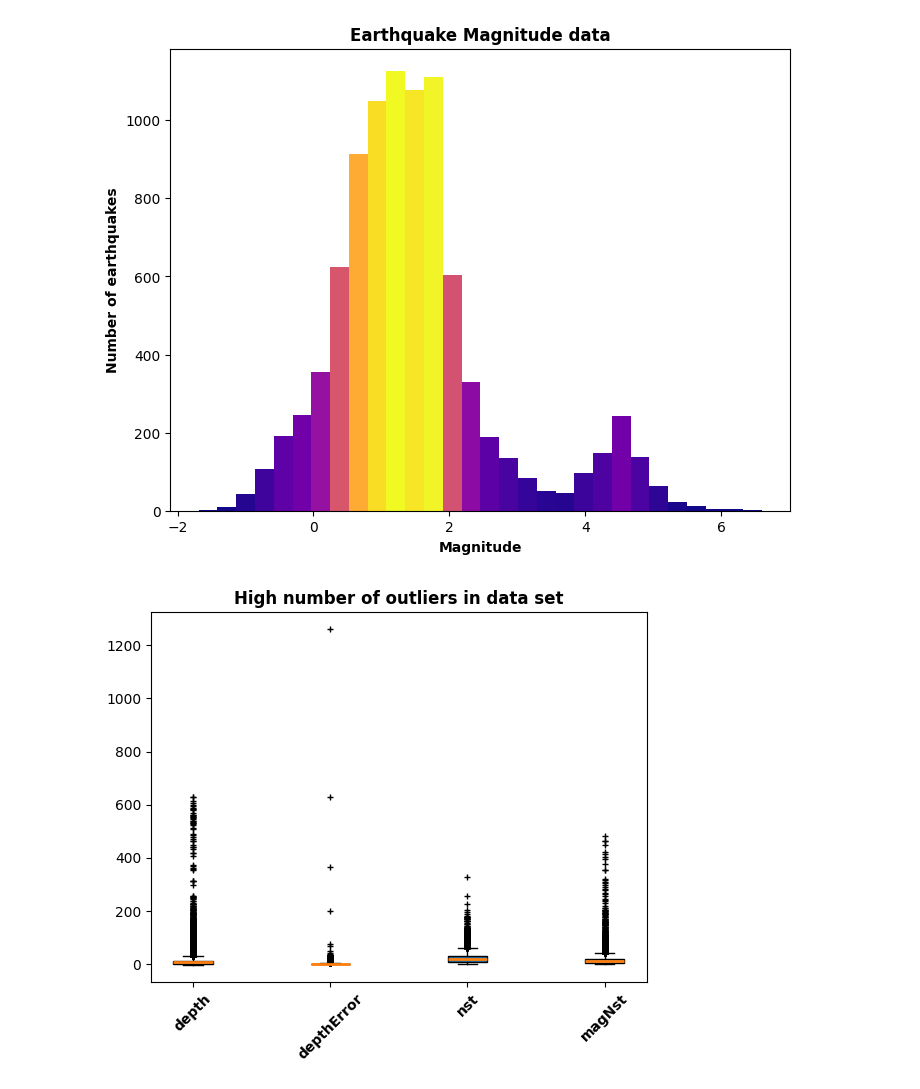
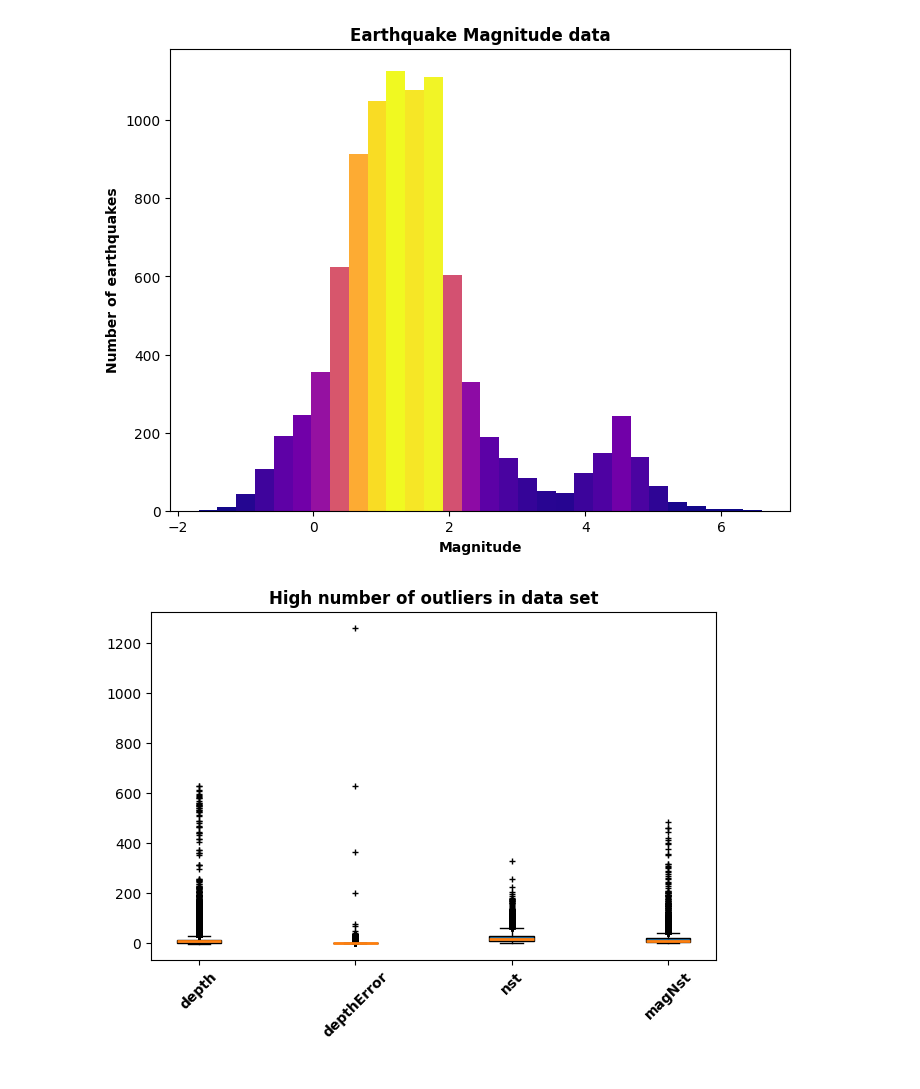
Before and after one commit to aferguson15235/assignments_aferg, a Jupyter notebook: earthquakes.ipynb, the cells around one changed output. Drawn from its saved outputs; the diff is of its cells as text; code cells hidden in the pictures.

Commit message:
tight layouts for boxplots

```diff
--- a/earthquakes.ipynb
+++ b/earthquakes.ipynb
@@ -193,34 +193,35 @@ plt.savefig("earthquake_plots/magnitude.png")
 # list of columns to plot
 columns = ['depth', 'depthError', 'nst', 'magNst']
 # set up aethetics for box plots
 outliers = dict(marker='+', markersize = 5, markerfacecolor='black')
 medians = dict(linewidth=2)
 fig, ax = plt.subplots()
 x = 0
 
 for column in columns:
     temp = eq[column]
 
     # remove null entries
     for i in range(temp.shape[0]):
         if temp[i].astype(str) == "nan":
             temp = temp.drop([i])
 
     # draw boxplot at appropriate position
     ax.boxplot(temp, positions=[x],
                 widths=2,
                 patch_artist=True,
                 medianprops=medians,
                 flierprops=outliers)
     x += 7
 
 # aethetics
 ax.set_xticks(np.arange(0,(len(columns)-1)*7+1,7))
 ax.set_xticklabels(columns, fontweight='bold', rotation=45)
 ax.set_title("High number of outliers in data set", fontweight='bold')
+fig.tight_layout()
 plt.savefig("earthquake_plots/box_plots_outliers.png")
 # %% [output]
-[figure, old version]
+[figure, new version]
 # %%
 # remove outliers to see more detailed box plots
 
```
Also changed, not shown: parts of 2 cells of this notebook, 4 other files.
